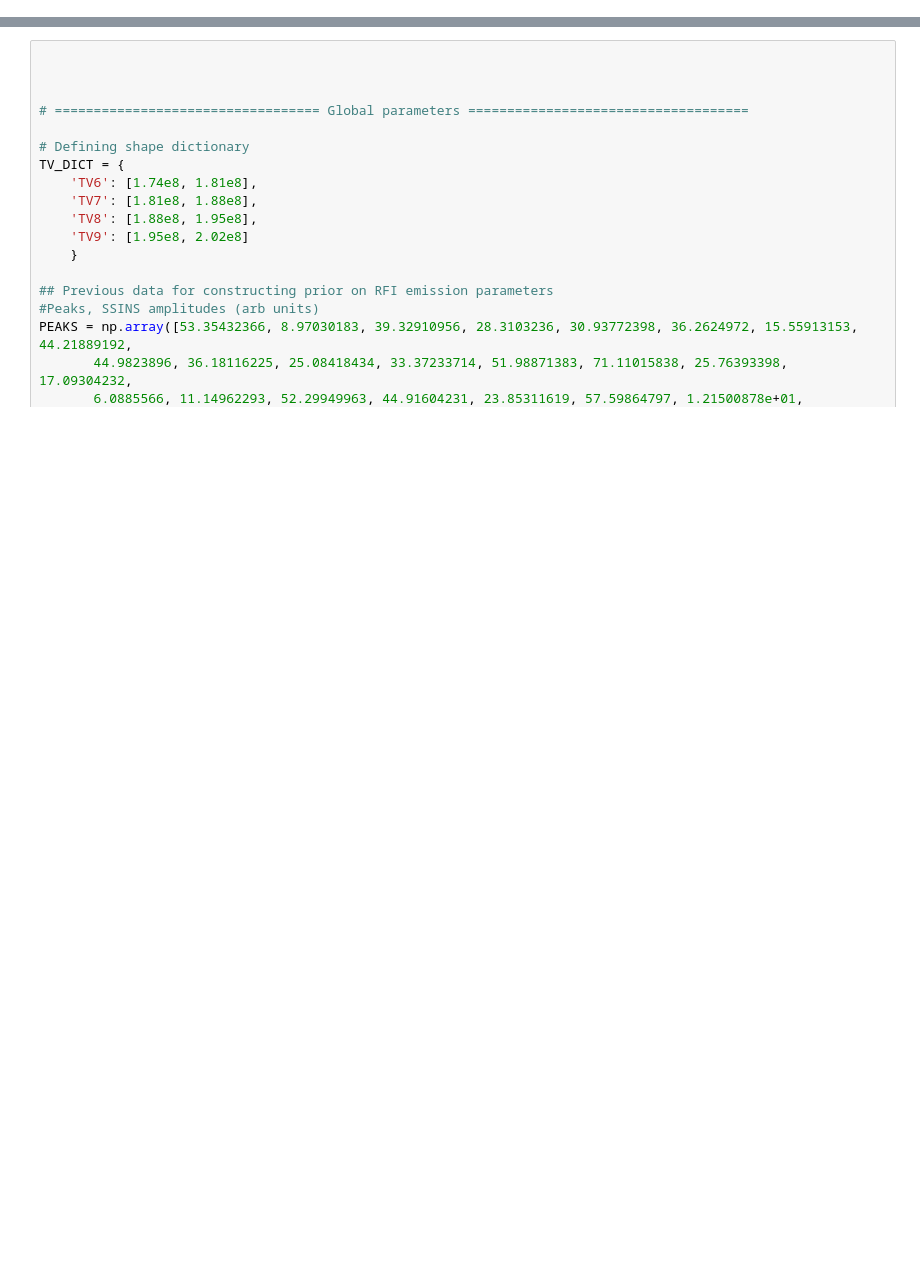
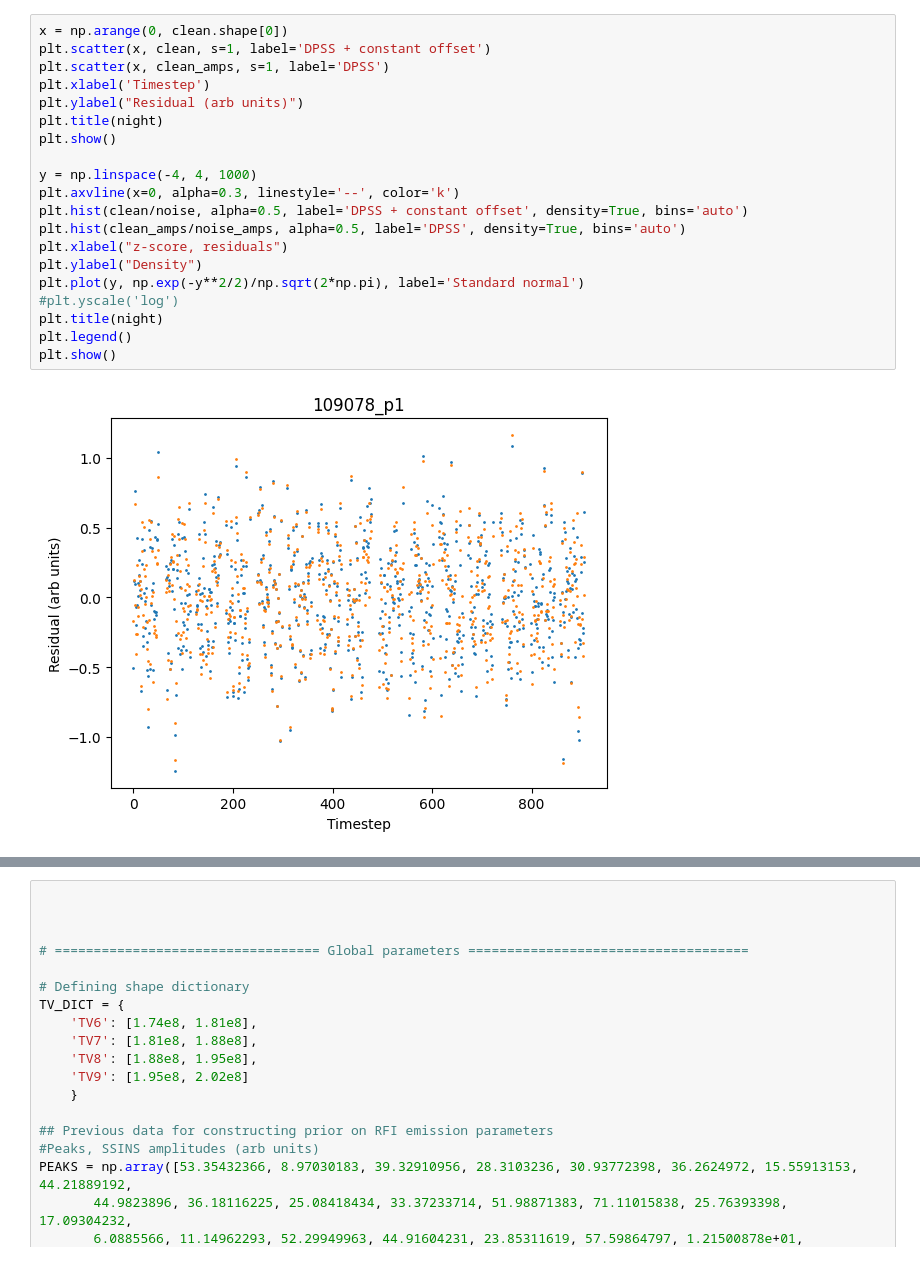
Before and after one commit to baron-de-montblanc/rfi_characterization, a Jupyter notebook: python/test.ipynb, the cells around one changed output, grey strips where cells are left out. Cells and saved outputs as stored; diff of their text form; blank space fills up the shorter version.

```diff
--- a/python/test.ipynb
+++ b/python/test.ipynb
@@ -20,0 +39,22 @@ OSError: Data/109112_p1_SSINS_data.h5 not found.
+# %%
+x = np.arange(0, clean.shape[0])
+plt.scatter(x, clean, s=1, label='DPSS + constant offset')
+plt.scatter(x, clean_amps, s=1, label='DPSS')
+plt.xlabel('Timestep')
+plt.ylabel("Residual (arb units)")
+plt.title(night)
+plt.show()
+
+y = np.linspace(-4, 4, 1000)
+plt.axvline(x=0, alpha=0.3, linestyle='--', color='k')
+plt.hist(clean/noise, alpha=0.5, label='DPSS + constant offset', density=True, bins='auto')
+plt.hist(clean_amps/noise_amps, alpha=0.5, label='DPSS', density=True, bins='auto')
+plt.xlabel("z-score, residuals")
+plt.ylabel("Density")
+plt.plot(y, np.exp(-y**2/2)/np.sqrt(2*np.pi), label='Standard normal')
+#plt.yscale('log')
+plt.title(night)
+plt.legend()
+plt.show()
+# %% [output]
+[figure, added]
```
Also changed, not shown: parts of 4 cells of this notebook, 1 other file.
